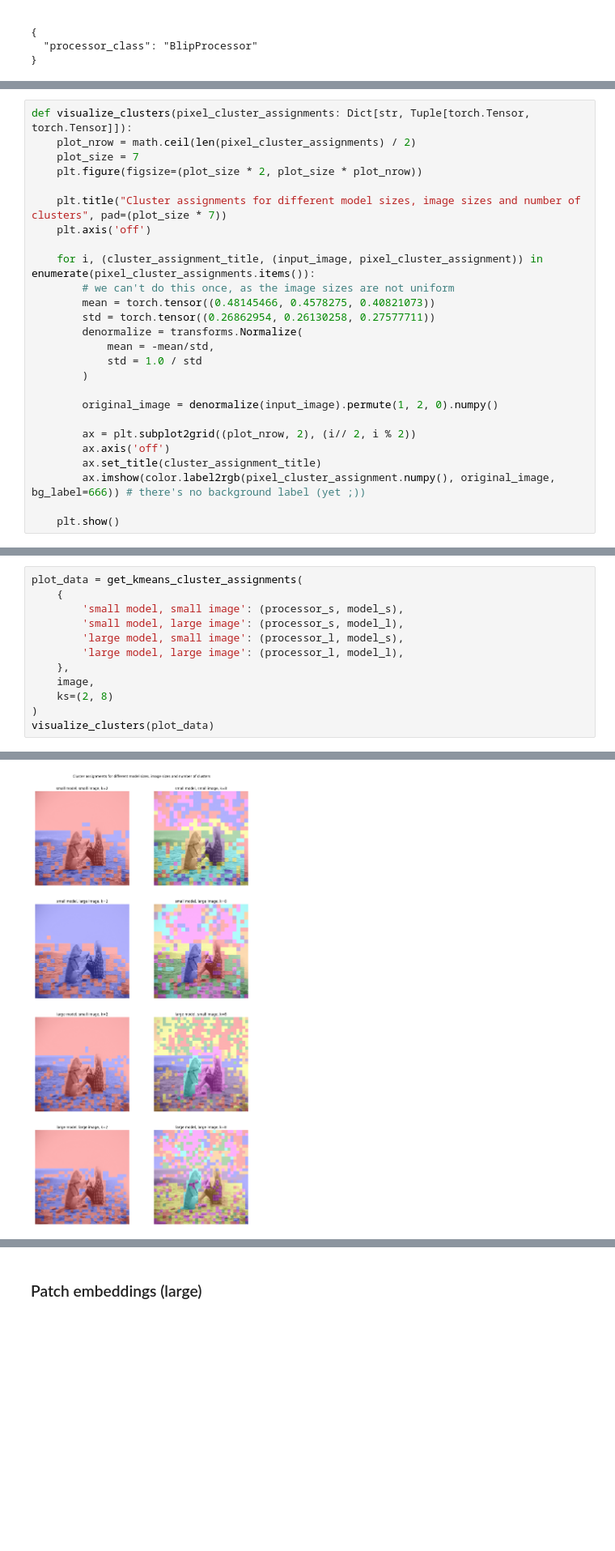
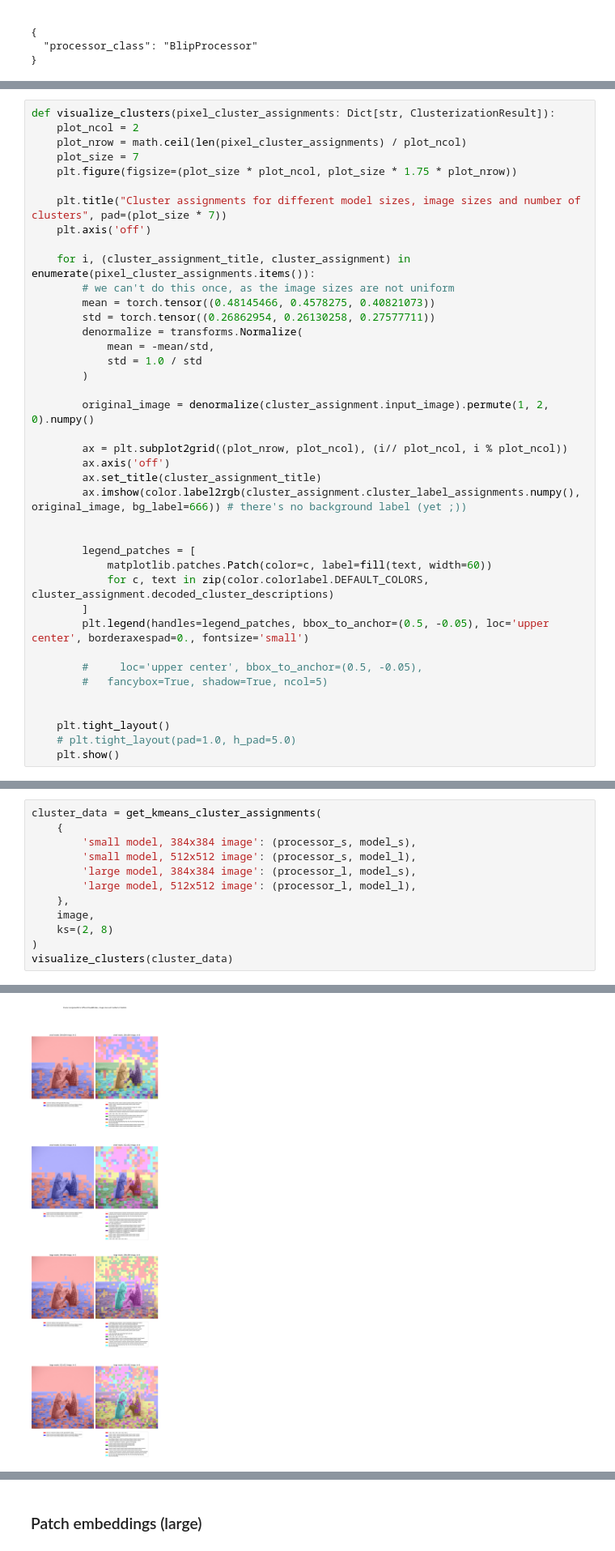
Before and after one commit to madziejm/self-guided-open-vocabulary-segmentation, a Jupyter notebook: playground.ipynb, the cells around one changed output, grey strips where cells are left out. Shown at 81% size. Saved outputs shown, nothing was run; the diff lists cells and outputs as text; blank space fills up the shorter version.

```diff
--- a/playground.ipynb
+++ b/playground.ipynb
@@ -210,14 +314,15 @@ def get_kmeans_cluster_assignments(models: Dict[str, Tuple[BlipProcessor, BlipFo
     return result
 # %%
-def visualize_clusters(pixel_cluster_assignments: Dict[str, Tuple[torch.Tensor, torch.Tensor]]):
-    plot_nrow = math.ceil(len(pixel_cluster_assignments) / 2)
+def visualize_clusters(pixel_cluster_assignments: Dict[str, ClusterizationResult]):
+    plot_ncol = 2
+    plot_nrow = math.ceil(len(pixel_cluster_assignments) / plot_ncol)
     plot_size = 7
-    plt.figure(figsize=(plot_size * 2, plot_size * plot_nrow))
+    plt.figure(figsize=(plot_size * plot_ncol, plot_size * 1.75 * plot_nrow))
 
     plt.title("Cluster assignments for different model sizes, image sizes and number of clusters", pad=(plot_size * 7))
     plt.axis('off')
 
-    for i, (cluster_assignment_title, (input_image, pixel_cluster_assignment)) in enumerate(pixel_cluster_assignments.items()):
+    for i, (cluster_assignment_title, cluster_assignment) in enumerate(pixel_cluster_assignments.items()):
         # we can't do this once, as the image sizes are not uniform
         mean = torch.tensor((0.48145466, 0.4578275, 0.40821073))
         std = torch.tensor((0.26862954, 0.26130258, 0.27577711))
@@ -226,11 +331,24 @@ def visualize_clusters(pixel_cluster_assignments: Dict[str, Tuple[torch.Tensor,
             std = 1.0 / std
         )
 
-        original_image = denormalize(input_image).permute(1, 2, 0).numpy()
+        original_image = denormalize(cluster_assignment.input_image).permute(1, 2, 0).numpy()
 
-        ax = plt.subplot2grid((plot_nrow, 2), (i// 2, i % 2))
+        ax = plt.subplot2grid((plot_nrow, plot_ncol), (i// plot_ncol, i % plot_ncol))
         ax.axis('off')
         ax.set_title(cluster_assignment_title)
-        ax.imshow(color.label2rgb(pixel_cluster_assignment.numpy(), original_image, bg_label=666)) # there's no background label (yet ;))
+        ax.imshow(color.label2rgb(cluster_assignment.cluster_label_assignments.numpy(), original_image, bg_label=666)) # there's no background label (yet ;))
 
+
+        legend_patches = [
+            matplotlib.patches.Patch(color=c, label=fill(text, width=60))
+            for c, text in zip(color.colorlabel.DEFAULT_COLORS, cluster_assignment.decoded_cluster_descriptions)
+        ]
+        plt.legend(handles=legend_patches, bbox_to_anchor=(0.5, -0.05), loc='upper center', borderaxespad=0., fontsize='small')
+
+        #     loc='upper center', bbox_to_anchor=(0.5, -0.05),
+        #   fancybox=True, shadow=True, ncol=5)
+
+
+    plt.tight_layout()
+    # plt.tight_layout(pad=1.0, h_pad=5.0)
     plt.show()
@@ -237,13 +368,13 @@ def visualize_clusters(pixel_cluster_assignments: Dict[str, Tuple[torch.Tensor,
 # %%
-plot_data = get_kmeans_cluster_assignments(
+cluster_data = get_kmeans_cluster_assignments(
     {
-        'small model, small image': (processor_s, model_s),
-        'small model, large image': (processor_s, model_l),
-        'large model, small image': (processor_l, model_s),
-        'large model, large image': (processor_l, model_l),
+        'small model, 384x384 image': (processor_s, model_s),
+        'small model, 512x512 image': (processor_s, model_l),
+        'large model, 384x384 image': (processor_l, model_s),
+        'large model, 512x512 image': (processor_l, model_l),
     },
     image,
     ks=(2, 8)
 )
-visualize_clusters(plot_data)
+visualize_clusters(cluster_data)
 # %% [output]
@@ -266 +398 @@ Full batch converged at iteration 23/100 with center shifts = tensor([0.]).
-[figure, old version]
+[figure, new version]
```
Also changed, not shown: parts of 30 cells of this notebook.
